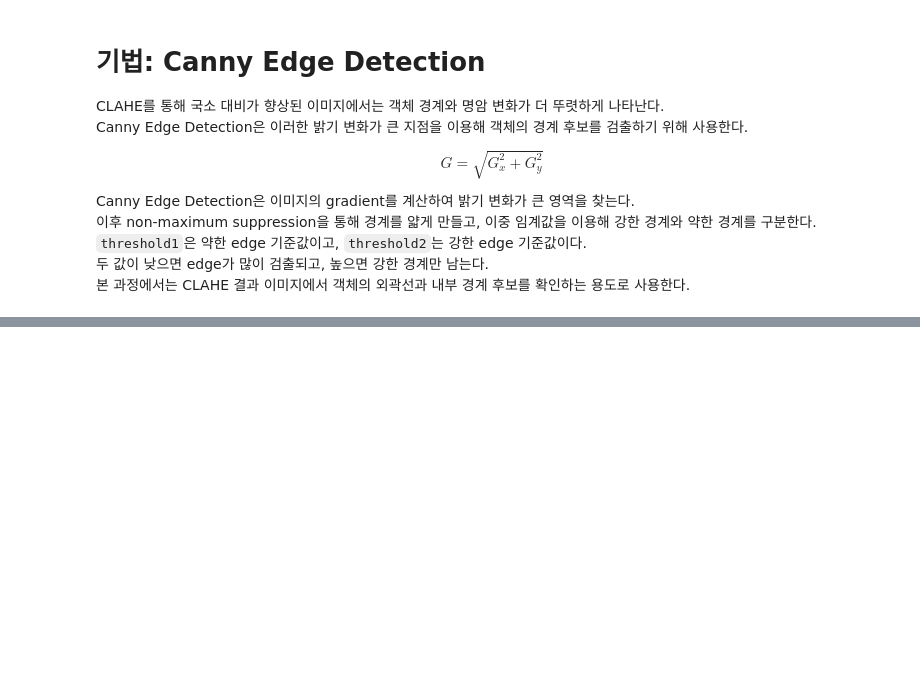
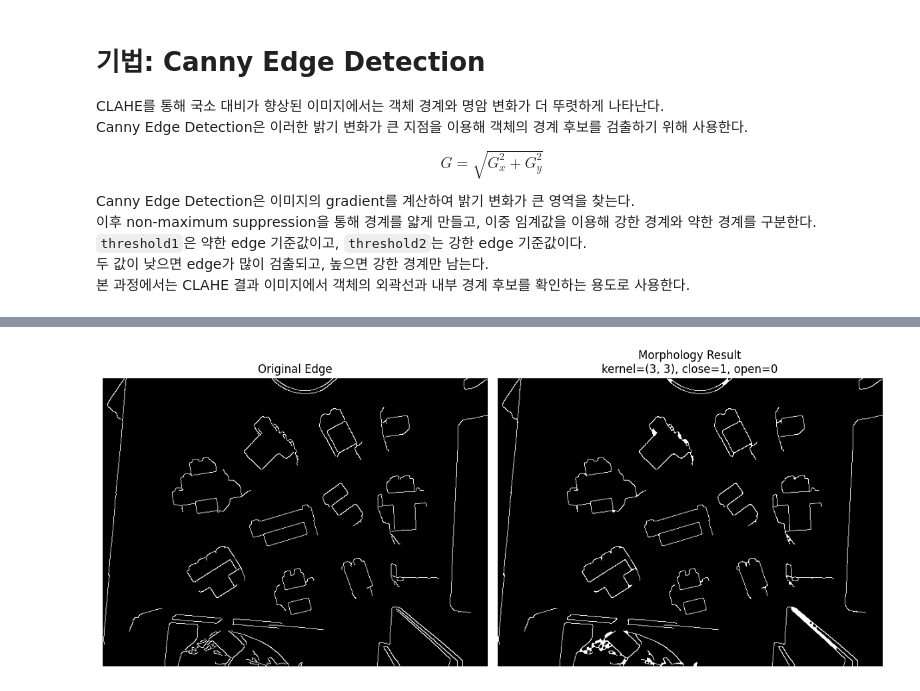
Before and after one commit to engineer0914/pointcloud_test, a Jupyter notebook: test.ipynb, the cells around one changed output, grey strips where cells are left out. Cells and saved outputs as stored; diff of their text form; code cells hidden in the pictures; blank space fills up the shorter version.

```diff
--- a/test.ipynb
+++ b/test.ipynb
@@ -610,0 +728,10 @@ canny_edges = apply_canny_edge(
+# %%
+morph_edges = apply_morphology_to_edges(
+    edge_img=canny_edges,
+    kernel_size=(3, 3),
+    close_iterations=1,
+    open_iterations=0,
+    show=True
+)
+# %% [output]
+[figure, added]
```
Also changed, not shown: parts of 14 cells of this notebook, 2 other files.
